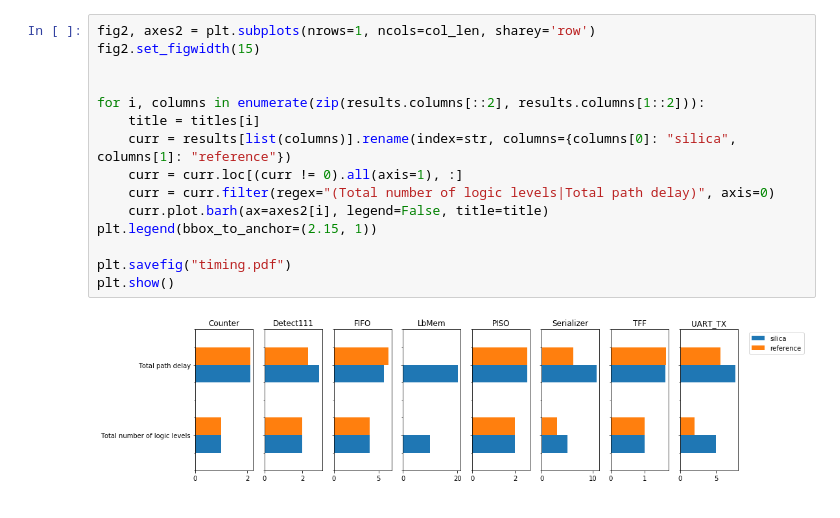
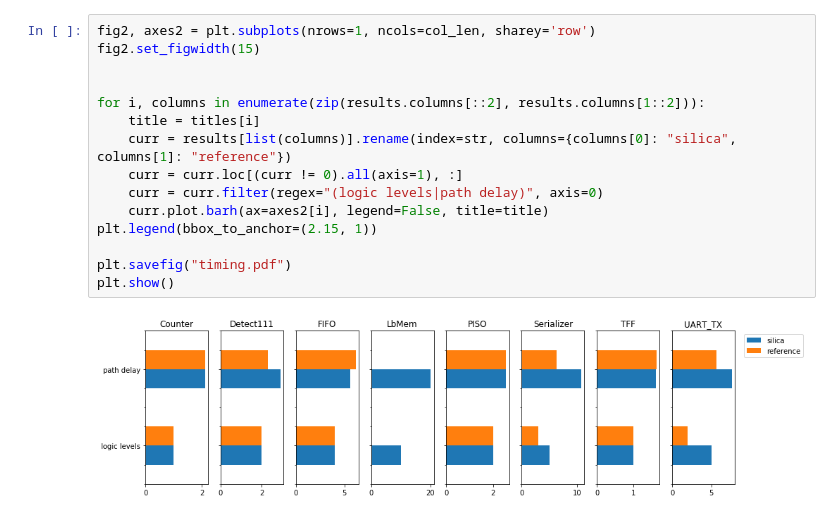
Before and after one commit to leonardt/silica, a Jupyter notebook: Evaluation.ipynb, the cells around one changed output. Cells and saved outputs as stored; diff of their text form.

```diff
--- a/Evaluation.ipynb
+++ b/Evaluation.ipynb
@@ -39,17 +39,17 @@ plt.show()
 # %%
 fig2, axes2 = plt.subplots(nrows=1, ncols=col_len, sharey='row')
 fig2.set_figwidth(15)
 
 
 for i, columns in enumerate(zip(results.columns[::2], results.columns[1::2])):
     title = titles[i]
     curr = results[list(columns)].rename(index=str, columns={columns[0]: "silica", columns[1]: "reference"})
     curr = curr.loc[(curr != 0).all(axis=1), :]
-    curr = curr.filter(regex="(Total number of logic levels|Total path delay)", axis=0)
+    curr = curr.filter(regex="(logic levels|path delay)", axis=0)
     curr.plot.barh(ax=axes2[i], legend=False, title=title)
 plt.legend(bbox_to_anchor=(2.15, 1))
 
 plt.savefig("timing.pdf")
 plt.show()
 # %% [output]
-[figure, old version]
+[figure, new version]
```
Also changed, not shown: parts of 1 cell of this notebook, 1 other file.
